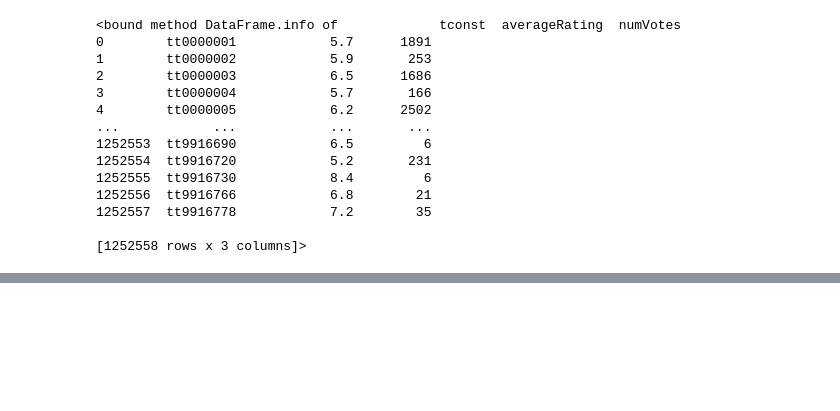
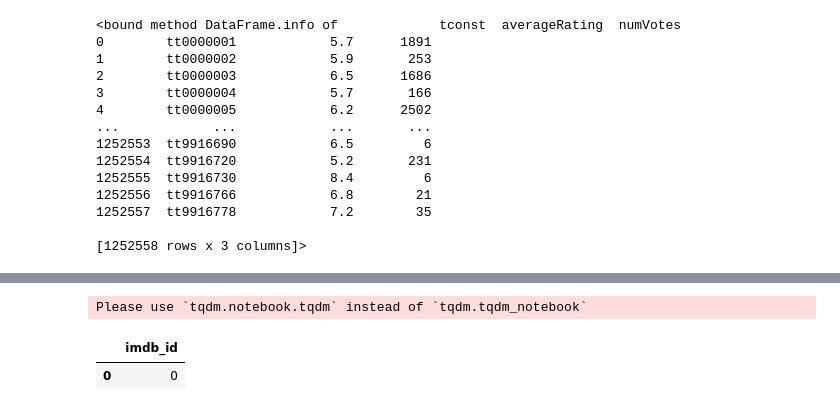
Before and after one commit to ZachLondo/Project-3, a Jupyter notebook: Project-3-Part-1.ipynb, the cells around one changed output, grey strips where cells are left out. Cells and saved outputs as stored; diff of their text form; code cells hidden in the pictures; blank space fills up the shorter version.

```diff
--- a/Project-3-Part-1.ipynb
+++ b/Project-3-Part-1.ipynb
@@ -292,0 +268,18 @@ df = pd.read
+# %%
+#Get index and movie id from list
+# INNER Loop
+for movie_id in tqdm_notebook(movie_ids_to_get,
+                                  desc=f'Movies from {YEAR}',
+                                  position=1,
+                                  leave=True):
+        # Attempt to retrieve then data for the movie id
+        try:
+            temp = get_movie_with_rating(movie_id)
+            # Append/extend results to existing file using a pre-made function
+            write_json(temp,JSON_FILE)
+            time.sleep(0.02)
+
+        except Exception as e:
+            continue
+# %% [output]
+Please use `tqdm.notebook.tqdm` instead of `tqdm.tqdm_notebook`
@@ -292,0 +291,6 @@ df = pd.read
+# %%
+df = pd.read_csv('Data/final_tmdb_data_2001.csv.gz')
+df.head()
+# %% [output]
+|  | imdb_id |
+| 0 | 0 |
```
Also changed, not shown: parts of 32 cells of this notebook.
